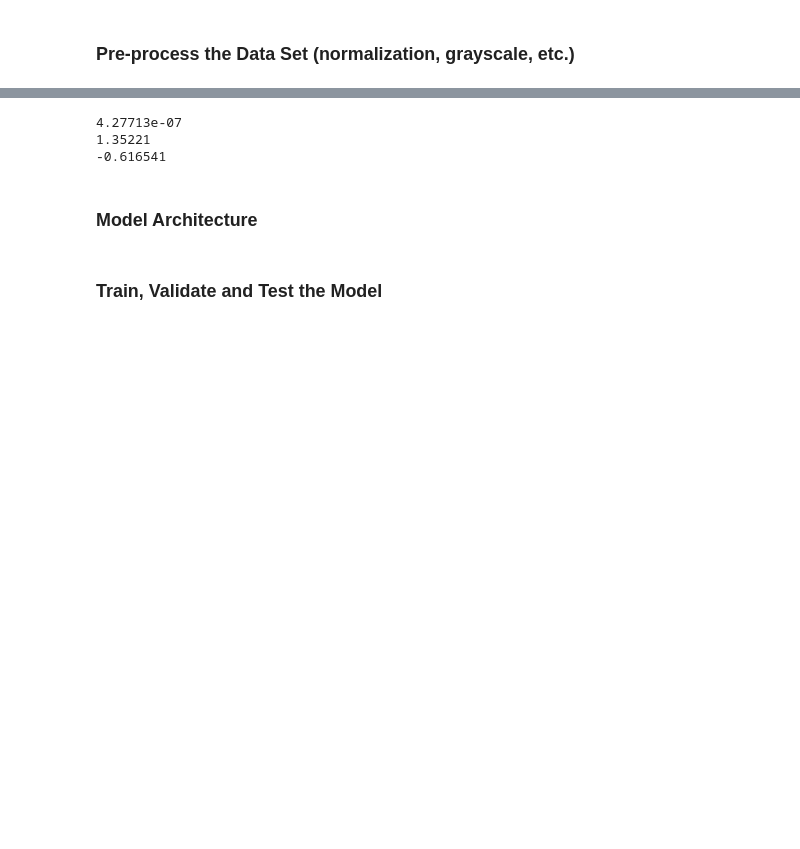
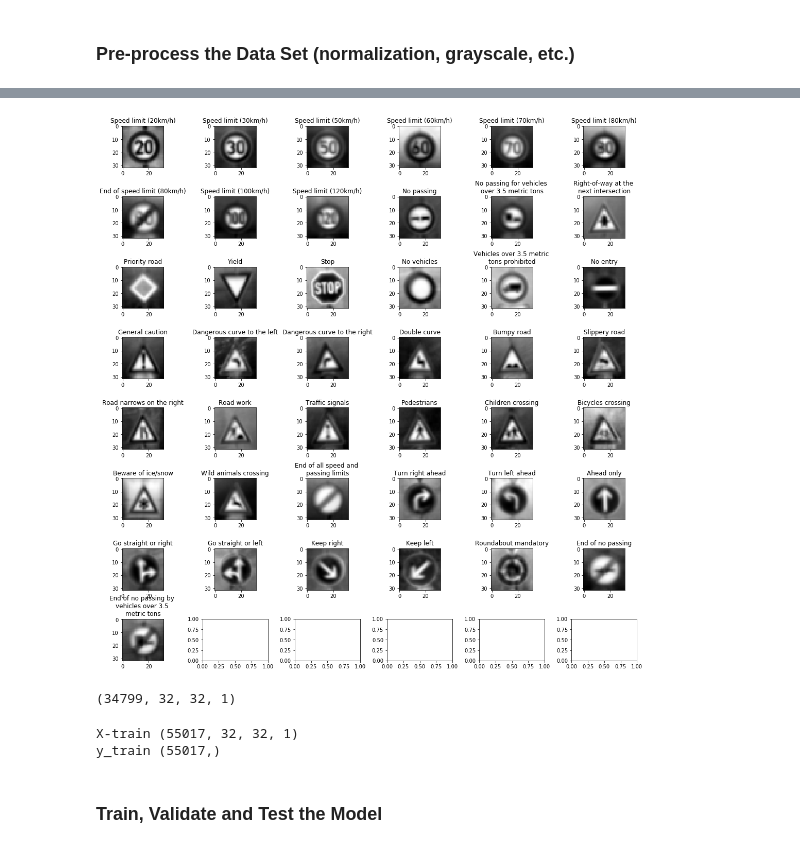
Before and after one commit to pcalderw/Traffic-Sign-Classifier, a Jupyter notebook: Traffic_Sign_Classifier.ipynb, the cells around one changed output, grey strips where cells are left out. Drawn from its saved outputs; the diff is of its cells as text; code cells hidden in the pictures; blank space fills up the shorter version.

```diff
--- a/Traffic_Sign_Classifier.ipynb
+++ b/Traffic_Sign_Classifier.ipynb
@@ -246 +137,32 @@ print(np.min(X_train))
+# %%
+avg_image = np.zeros([43,32,32])
+for i in range(n_classes):
+    num_in_class = np.sum(y_train == i)
+    #print(num_in_class_i)
+    X_in_class = X_train[y_train == i]
+    #print(X_in_class.shape)
+    X_avg = np.sum(X_in_class, axis=0) / num_in_class
+    #print(X_avg.shape)
+    avg_image[i] = np.squeeze(X_avg)
+
+formatted_classes = classes
+formatted_classes[10] = 'No passing for vehicles \nover 3.5 metric tons'
+formatted_classes[11] = 'Right-of-way at the \nnext intersection'
+formatted_classes[16] = 'Vehicles over 3.5 metric \ntons prohibited'
+formatted_classes[32] = 'End of all speed and \npassing limits'
+formatted_classes[42] = 'End of no passing by \nvehicles over 3.5 \nmetric tons'
+
+f, axarr = plt.subplots(8,6)
+f.set_figheight(15)
+f.set_figwidth(15)
+f.tight_layout(pad=1.0, w_pad=1.5, h_pad=3.5)
+for i in range(8):
+    for j in range(6):
+        index = i*6 + j
+        if(index+1 > n_classes):
+            break
+        axarr[i,j].imshow(avg_image[index], cmap='gray')
+        axarr[i,j].set_title(formatted_classes[index])
+# %% [output]
+[figure, added]
 # %%
@@ -253,15 +171,38 @@ mean = np.mean(X_train)
 X_train = (X_train - mean)/128.0
 X_valid = (X_valid - mean)/128.0
 X_test = (X_test - mean)/128.0
-# %%
-print(np.mean(X_train))
-print(np.max(X_train))
-print(np.min(X_train))
-# %% [output]
-4.27713e-07
-1.35221
--0.616541
-# %% [markdown]
-### Model Architecture
+# %%
+#increase number of examples for lower exampled classes
+X_tr = X_train
+print(X_tr.shape)
+y_tr = y_train
+
+y_counts = [(y_tr == i).sum() for i in range(n_classes)]
+while min(y_counts) < 500:
+    for c in range(n_classes):
+        num_ex = sum(y_train == c)
+        if num_ex < 1000:
+            examples = np.array(X_train[y_train == c])
+            examples += np.random.normal(0, 0.0001, examples.shape)
+            #print(examples.shape, num_ex)
+            X_tr = np.concatenate((X_tr, examples), axis=0)
+            #print("new X_tr", X_tr.shape)
+            y_tr = np.concatenate((y_tr, (np.ones(num_ex) * c)), axis=0)
+            #print("new y_tr", y_tr.shape)
+    y_counts = [(y_tr == i).sum() for i in range(n_classes)]
+#print(min(y_counts))
+# %% [output]
+(34799, 32, 32, 1)
+# %%
+#Sanity the data is the same structure
+assert len(X_tr) == len(y_tr)
+if len(X_tr) == len(y_tr):
+    X_train = X_tr
+    y_train = y_tr
+print("X-train", X_train.shape)
+print("y_train", y_train.shape)
+# %% [output]
+X-train (55017, 32, 32, 1)
+y_train (55017,)
 # %%
 def model(X):
```
Also changed, not shown: parts of 37 cells of this notebook, 1 other file.
